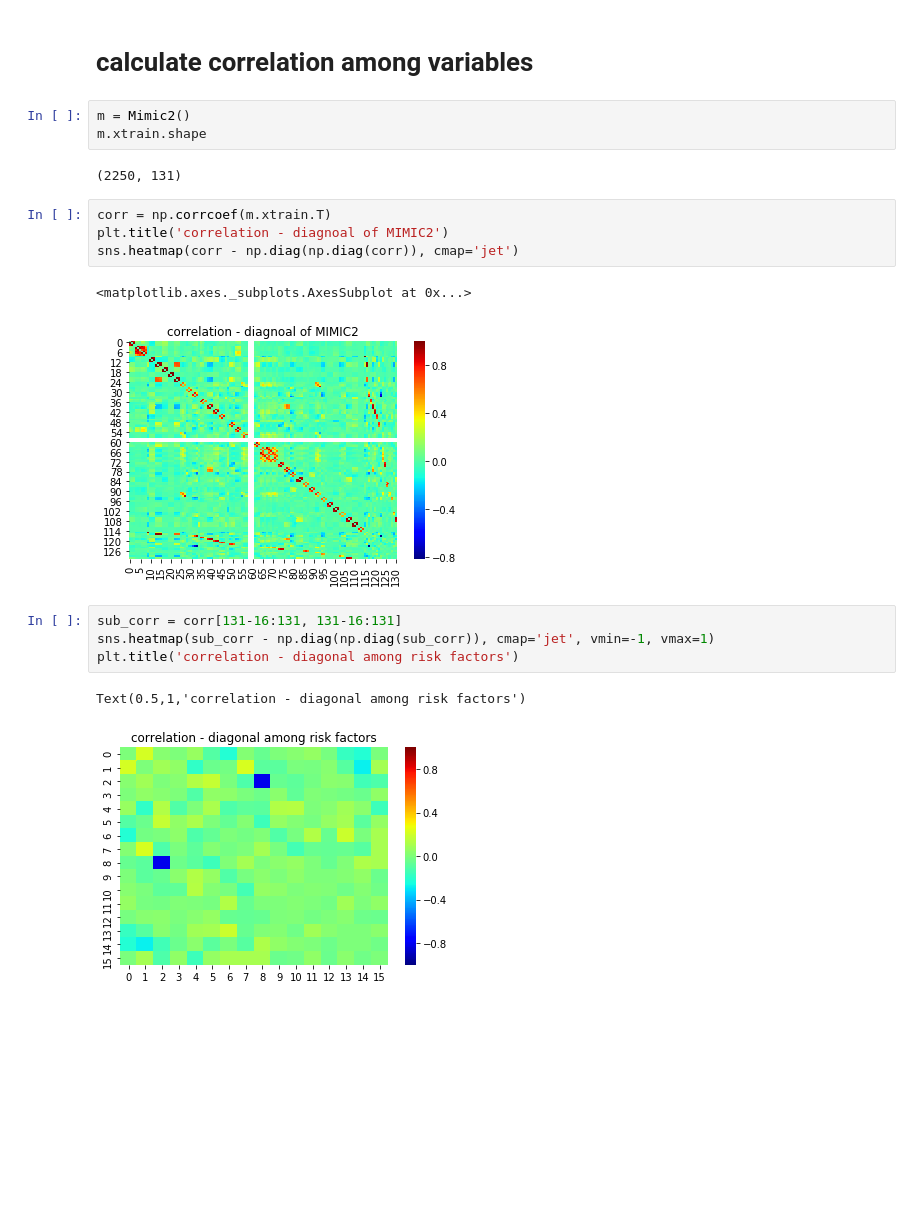
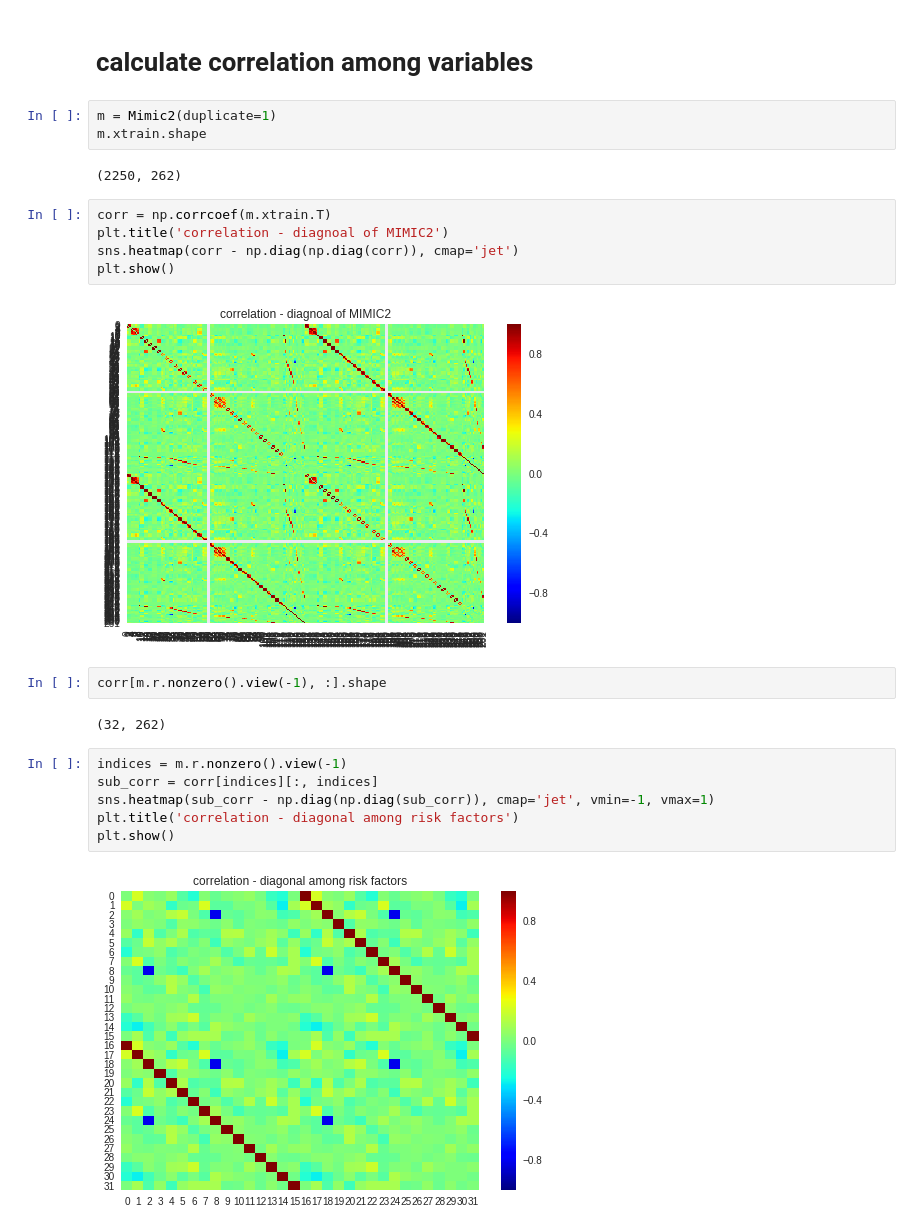
Before and after one commit to nathanwang000/OpenboxEYE, a Jupyter notebook: Eval.ipynb, the cells around one changed output. Drawn from its saved outputs; the diff is of its cells as text; blank space fills up the shorter version.

```diff
--- a/Eval.ipynb
+++ b/Eval.ipynb
@@ -46,22 +104,27 @@ plt.show()
 # %% [markdown]
 # calculate correlation among variables
 # %%
-m = Mimic2()
+m = Mimic2(duplicate=1)
 m.xtrain.shape
 # %% [output]
-(2250, 131)
+(2250, 262)
 # %%
 corr = np.corrcoef(m.xtrain.T)
 plt.title('correlation - diagnoal of MIMIC2')
 sns.heatmap(corr - np.diag(np.diag(corr)), cmap='jet')
+plt.show()
 # %% [output]
-<matplotlib.axes._subplots.AxesSubplot at 0x...>
-[figure, old version]
+[figure, new version]
+# %%
+corr[m.r.nonzero().view(-1), :].shape
+# %% [output]
+(32, 262)
 # %%
-sub_corr = corr[131-16:131, 131-16:131]
+indices = m.r.nonzero().view(-1)
+sub_corr = corr[indices][:, indices]
 sns.heatmap(sub_corr - np.diag(np.diag(sub_corr)), cmap='jet', vmin=-1, vmax=1)
 plt.title('correlation - diagonal among risk factors')
+plt.show()
 # %% [output]
-Text(0.5,1,'correlation - diagonal among risk factors')
-[figure, old version]
+[figure, new version]
 # %%
```
Also changed, not shown: parts of 15 cells of this notebook, 1 other file.
